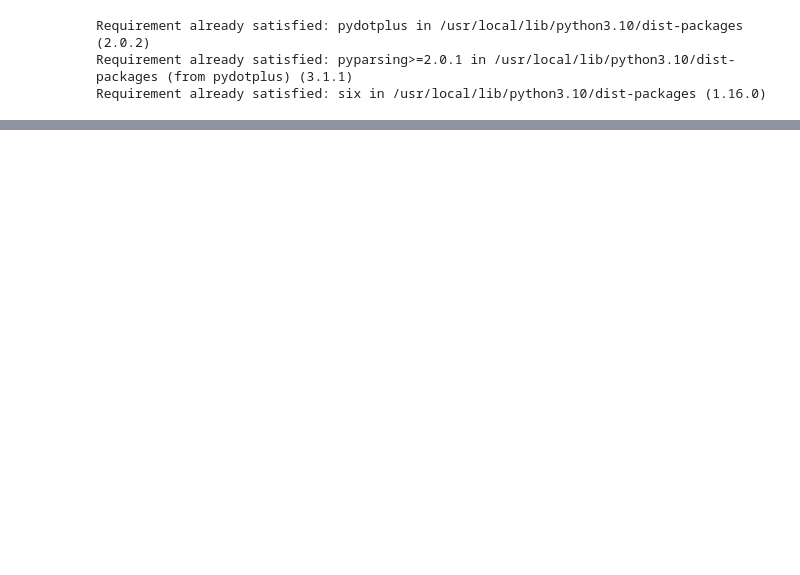
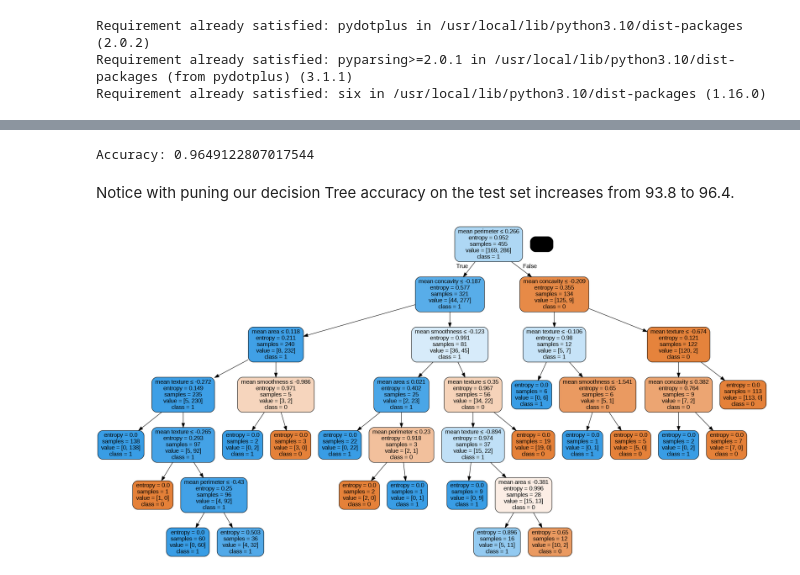
Before and after one commit to TerryTian21/PyTorch-Practice, a Jupyter notebook: Tutorials/Decision_Trees.ipynb, the cells around one changed output, grey strips where cells are left out. Drawn from its saved outputs; the diff is of its cells as text; code cells hidden in the pictures; blank space fills up the shorter version.

```diff
--- a/Tutorials/Decision_Trees.ipynb
+++ b/Tutorials/Decision_Trees.ipynb
@@ -230,0 +238,21 @@ Image(graph.create_png())
+# %%
+# Example of a pruned tree
+
+classifier = DecisionTreeClassifier(criterion="entropy", max_depth=6)
+classifier = classifier.fit(X_train, y_train)
+y_pred = classifier.predict(X_test)
+
+print(f"Accuracy: {metrics.accuracy_score(y_test, y_pred)}")
+# %% [output]
+Accuracy: 0.9649122807017544
+# %% [markdown]
+Notice with puning our decision Tree accuracy on the test set increases from 93.8 to 96.4.
+# %%
+# Similarily let's visualize our tree again
+
+dot_data = StringIO()
+export_graphviz(classifier, out_file=dot_data, filled=True, rounded=True, special_characters=True, feature_names=columns, class_names=["0", "1"])
+graph = pydotplus.graph_from_dot_data(dot_data.getvalue())
+Image(graph.create_png())
+# %% [output]
+[figure, added]
```
Also changed, not shown: parts of 5 cells of this notebook.
